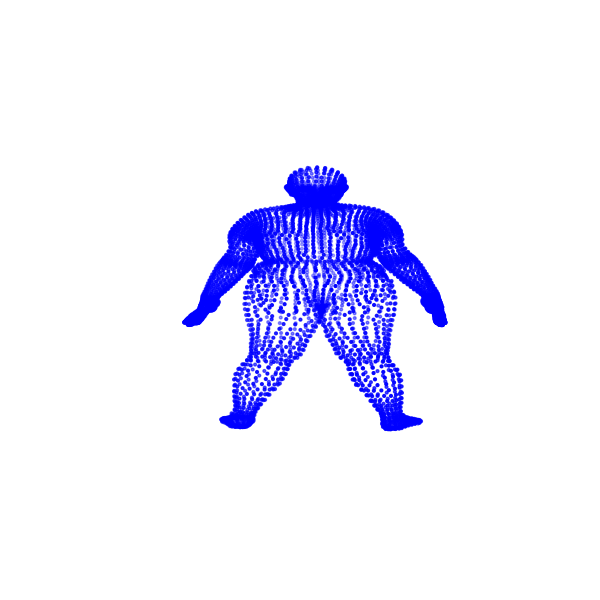
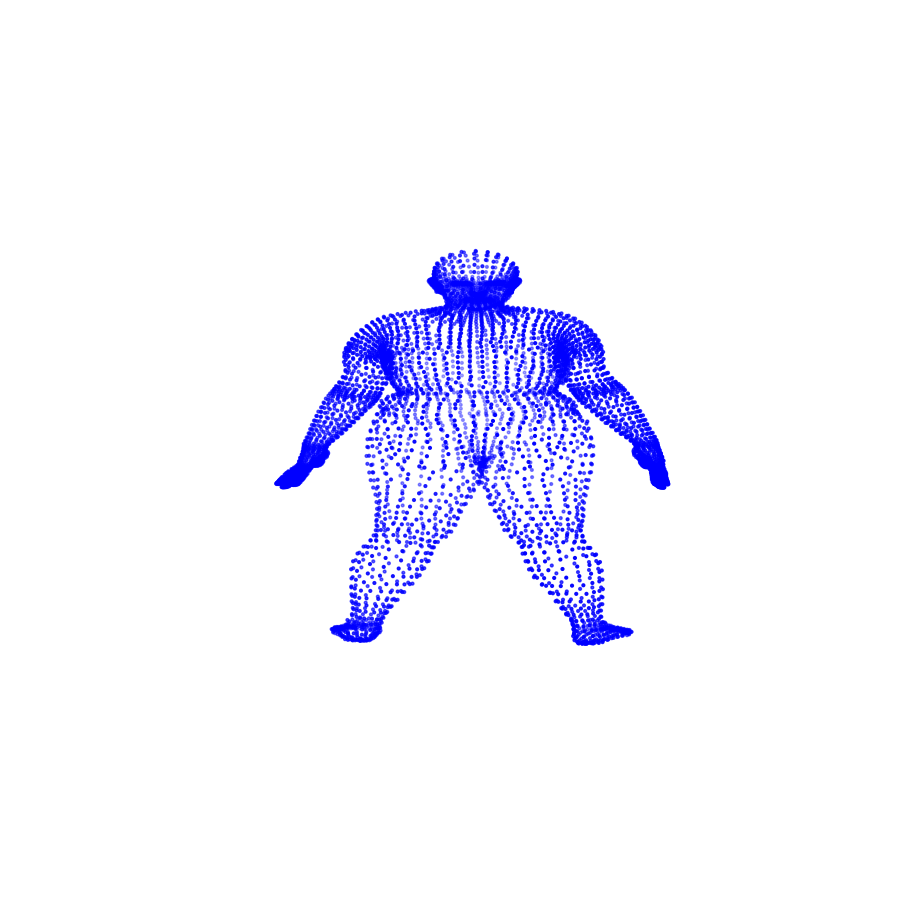
Code edit (unified diff) that turned the first committed figure into the second:
--- before
+++ after
@@ -1,4 +1,4 @@
 """Viusalising the point clouds."""
 
-vis_pointcloud(V1, color="blue", axis="minimal", figsize=(6, 6), azim=90, elev=-90)
-vis_pointcloud(V2, color="red", axis="minimal", figsize=(6, 6), azim=90, elev=-90)
+vis_pointcloud(V1, color="blue", axis="minimal", figsize=(9, 9), azim=90, elev=-90)
+vis_pointcloud(V2, color="red", axis="minimal", figsize=(9, 9), azim=90, elev=-90)

Commit: thesis